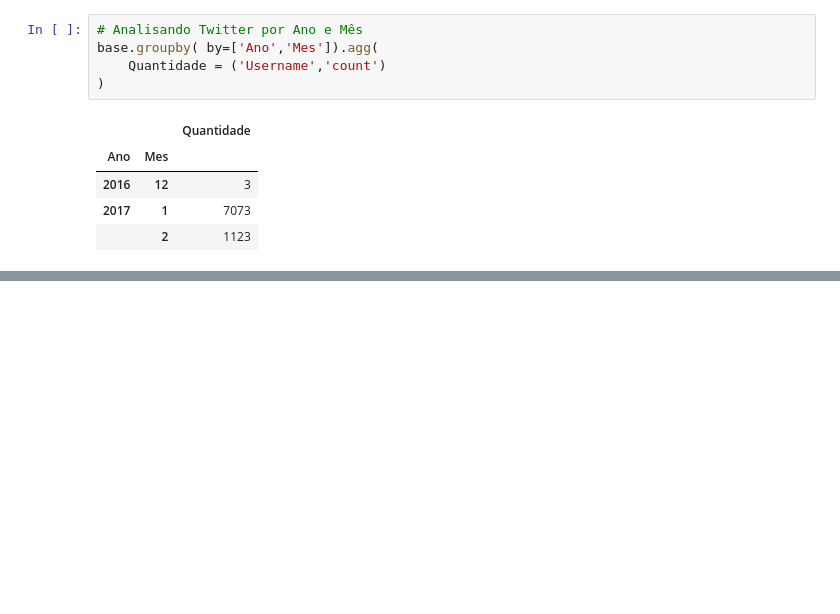
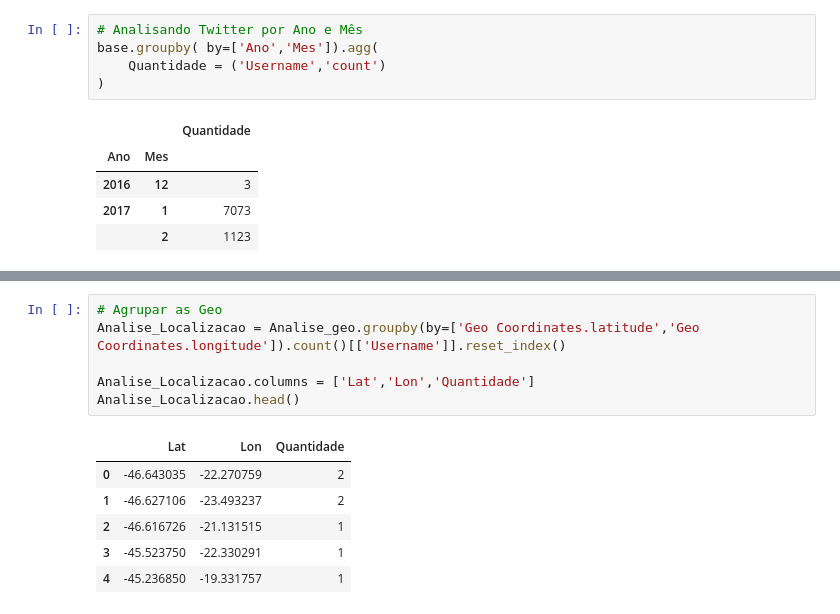
Before and after one commit to lucianawaka/analise_e_mineracao_de_texto, a Jupyter notebook: Analise_de_sentimentos.ipynb, the cells around one changed output, grey strips where cells are left out. Saved outputs shown, nothing was run; the diff lists cells and outputs as text; blank space fills up the shorter version.

```diff
--- a/Analise_de_sentimentos.ipynb
+++ b/Analise_de_sentimentos.ipynb
@@ -293,0 +311,13 @@ Analise_geo.shape
+# %%
+# Agrupar as Geo
+Analise_Localizacao = Analise_geo.groupby(by=['Geo Coordinates.latitude','Geo Coordinates.longitude']).count()[['Username']].reset_index()
+
+Analise_Localizacao.columns = ['Lat','Lon','Quantidade']
+Analise_Localizacao.head()
+# %% [output]
+|  | Lat | Lon | Quantidade |
+| 0 | -46.643035 | -22.270759 | 2 |
+| 1 | -46.627106 | -23.493237 | 2 |
+| 2 | -46.616726 | -21.131515 | 1 |
+| 3 | -45.523750 | -22.330291 | 1 |
+| 4 | -45.236850 | -19.331757 | 1 |
```
Also changed, not shown: parts of 9 cells of this notebook.
